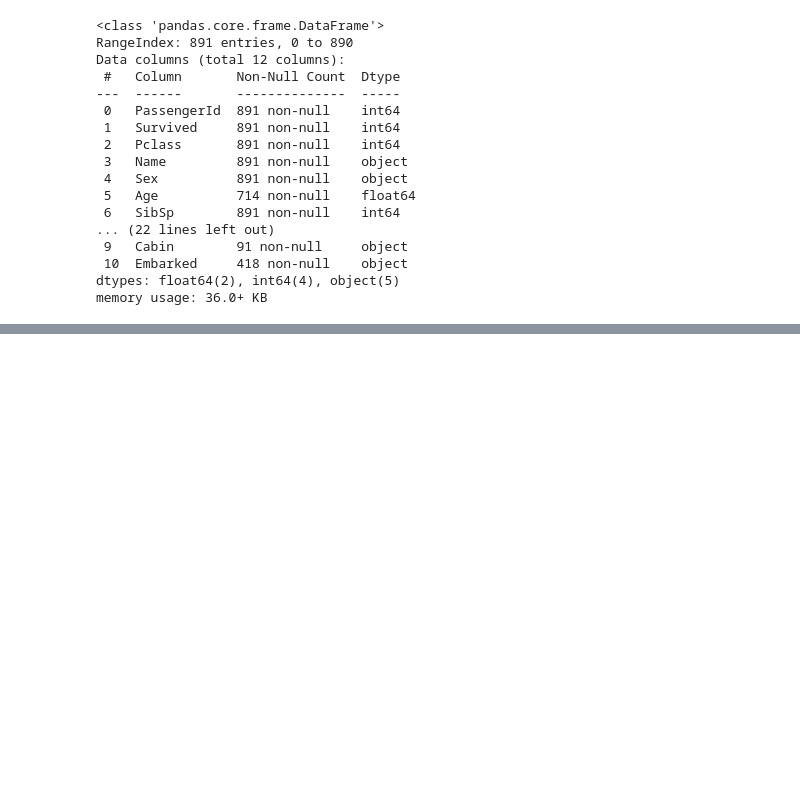
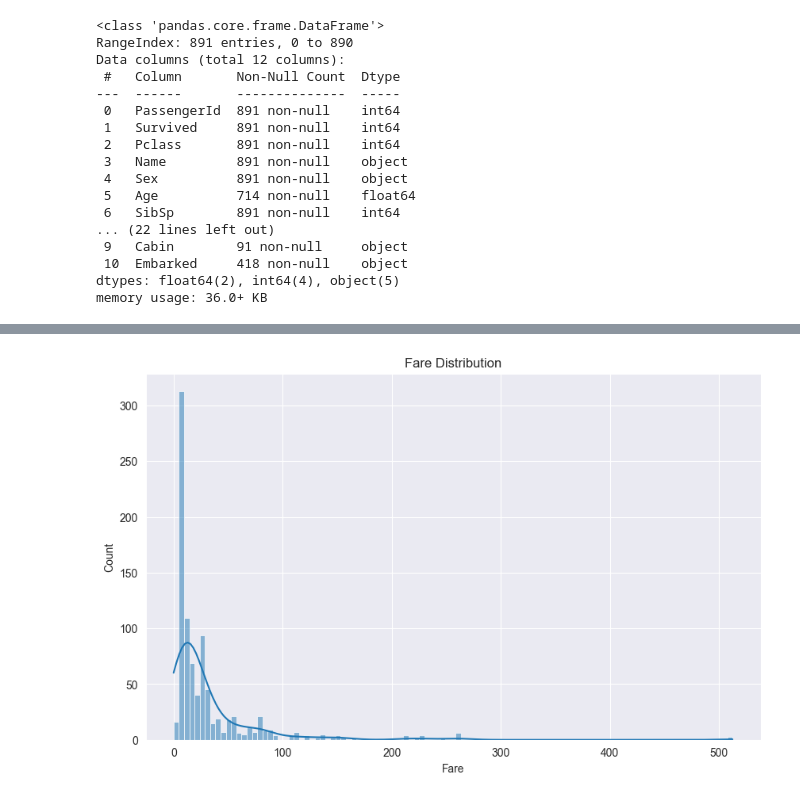
Before and after one commit to hank1224/simlab113-summer-train, a Jupyter notebook: 0716/data-visualization/homework/m11351002-data-visualiztaion.ipynb, the cells around one changed output, grey strips where cells are left out. Drawn from its saved outputs; the diff is of its cells as text; code cells hidden in the pictures; blank space fills up the shorter version.

```diff
--- a/0716/data-visualization/homework/m11351002-data-visualiztaion.ipynb
+++ b/0716/data-visualization/homework/m11351002-data-visualiztaion.ipynb
@@ -64,0 +143,8 @@ AttributeError: 'list' object has no attribute 'dropna'
+# %%
+# 票價分佈直方圖
+plt.figure(figsize=(10,6))
+sns.histplot(train_df['Fare'], kde=True)
+plt.title('Fare Distribution')
+plt.show()
+# %% [output]
+[figure, added]
```
Also changed, not shown: parts of 16 cells of this notebook.
